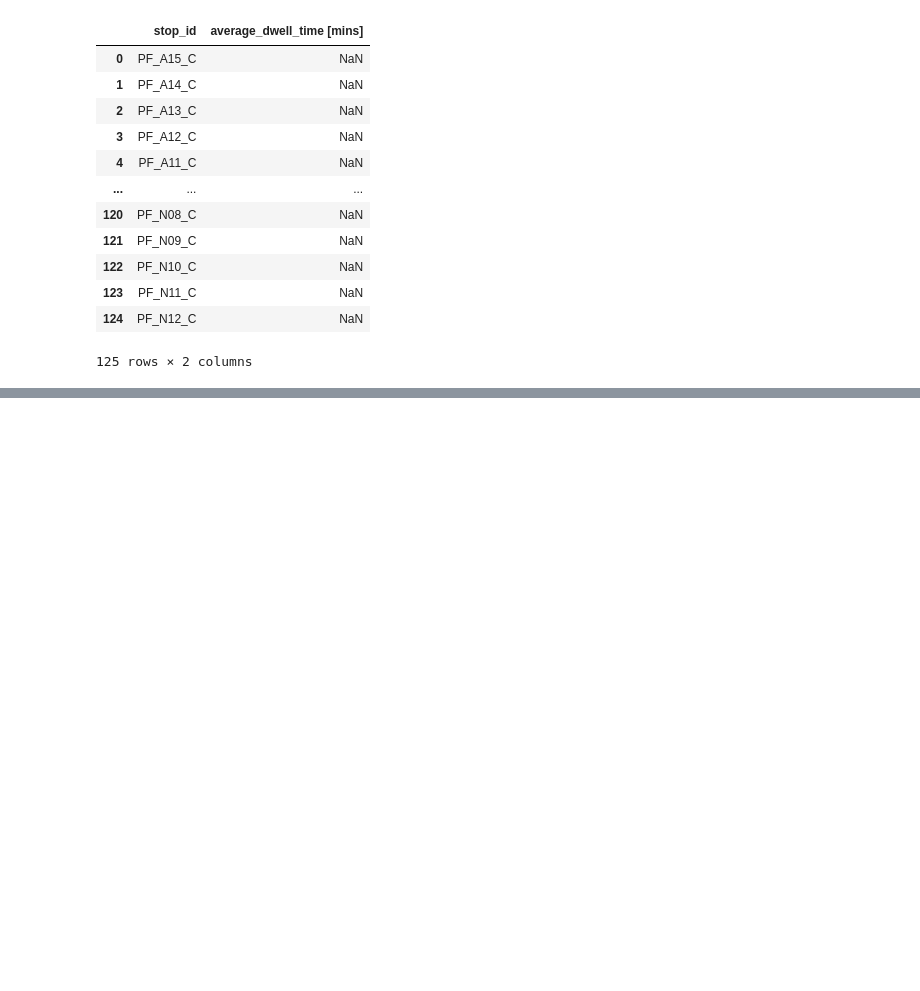
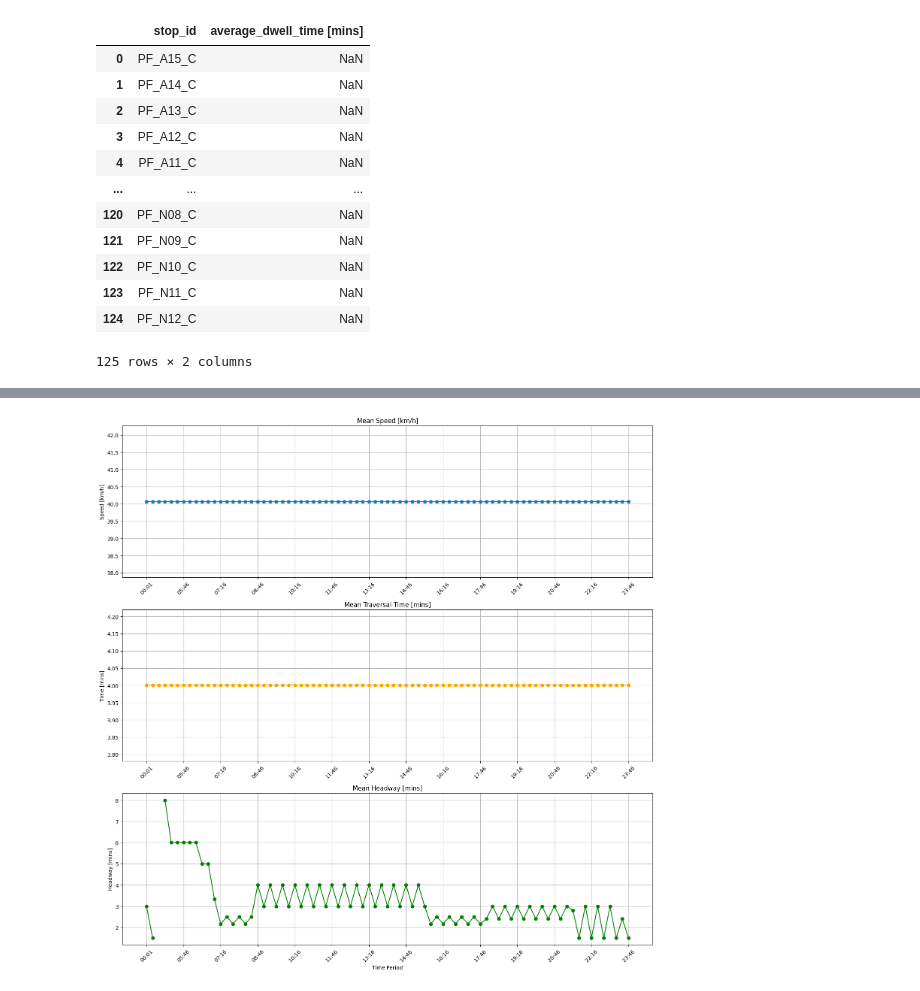
Before and after one commit to majdyousof/fyp, a Jupyter notebook: timePeriodStaticDataAnalysis.ipynb, the cells around one changed output, grey strips where cells are left out. Drawn from its saved outputs; the diff is of its cells as text; code cells hidden in the pictures; blank space fills up the shorter version.

```diff
--- a/timePeriodStaticDataAnalysis.ipynb
+++ b/timePeriodStaticDataAnalysis.ipynb
@@ -65,3 +71,20 @@ pd.DataFrame({'Time Period ID': list(time_period_dict.keys()),
 | 94 | 94 | 23:31 |
 | 95 | 95 | 23:46 |
 96 rows × 2 columns
+# %%
+# mapping the time periods and time period ids to the stop times
+# Convert timedelta to total seconds, then calculate the time period ID
+# Each day has 24*60*60 = 86400 seconds
+# Each 15-minute period has 15*60 = 900 seconds
+stopTimes['total_seconds'] = stopTimes['arrival_time'].dt.total_seconds()
+# Calculate hours and minutes from seconds
+stopTimes['hour'] = (stopTimes['total_seconds'] / 3600).astype(int) % 24  # mod 24 to handle times > 24 hours
+stopTimes['minute'] = ((stopTimes['total_seconds'] % 3600) / 60).astype(int)
+stopTimes['time_period_id'] = stopTimes['hour'] * 4 + stopTimes['minute'] // 15
+stopTimes['time_period'] = stopTimes['time_period_id'].map(time_period_dict)
+stopTimes['time_period_label'] = stopTimes['time_period_id'].map(time_period_label_dict)
+
+# Drop temporary columns
+stopTimes = stopTimes.drop(['total_seconds', 'hour', 'minute'], axis=1)
+
+stopTimes
@@ -317,0 +357,44 @@ uniqueLinks
+# %%
+# Filter data for the first link
+first_link = link_time_period_kpis_df[(link_time_period_kpis_df['start_stop'] == uniqueLinks.loc[0, 'start_stop']) &
+                                      (link_time_period_kpis_df['end_stop'] == uniqueLinks.loc[0, 'end_stop'])]
+
+# Sort by time_period_id for chronological display
+first_link = first_link.sort_values('time_period_id')
+
+# Plot the KPIs
+fig, ax = plt.subplots(3, 1, figsize=(15, 15))
+
+# Speed
+ax[0].plot(first_link['time_period_label'], first_link['mean_speed [km/h]'], marker='o')
+ax[0].set_title('Mean Speed [km/h]')
+ax[0].set_ylabel('Speed [km/h]')
+ax[0].grid(True)
+
+# Only show a subset of x-labels to avoid crowding
+x_ticks = range(0, len(first_link), max(1, len(first_link)//12))
+x_labels = [first_link['time_period_label'].iloc[i] for i in x_ticks]
+ax[0].set_xticks([first_link['time_period_label'].iloc[i] for i in x_ticks])
+ax[0].set_xticklabels(x_labels, rotation=45)
+
+# Time
+ax[1].plot(first_link['time_period_label'], first_link['mean_time [mins]'], marker='o', color='orange')
+ax[1].set_title('Mean Traversal Time [mins]')
+ax[1].set_ylabel('Time [mins]')
+ax[1].grid(True)
+ax[1].set_xticks([first_link['time_period_label'].iloc[i] for i in x_ticks])
+ax[1].set_xticklabels(x_labels, rotation=45)
+
+# Headway
+ax[2].plot(first_link['time_period_label'], first_link['mean_headway [mins]'], marker='o', color='green')
+ax[2].set_title('Mean Headway [mins]')
+ax[2].set_xlabel('Time Period')
+ax[2].set_ylabel('Headway [mins]')
+ax[2].grid(True)
+ax[2].set_xticks([first_link['time_period_label'].iloc[i] for i in x_ticks])
+ax[2].set_xticklabels(x_labels, rotation=45)
+
+plt.tight_layout()
+plt.show()
+# %% [output]
+[figure, added]
```
Also changed, not shown: parts of 11 cells of this notebook, 3 other files.
